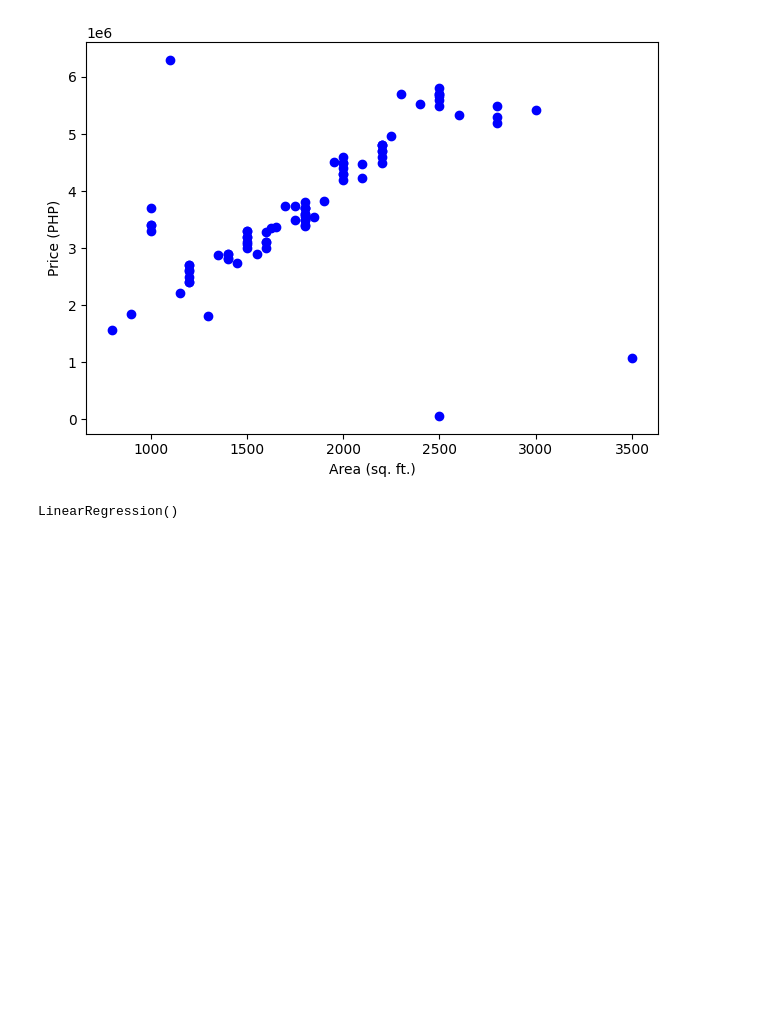
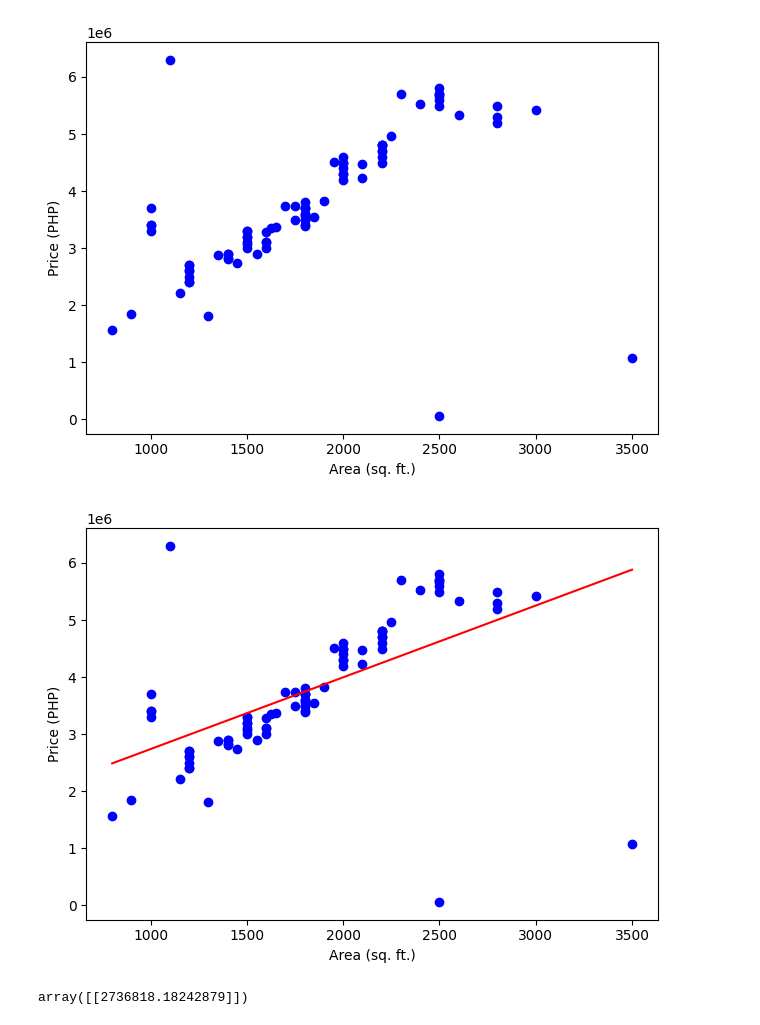
Before and after one commit to Danvictorgithub/single-input-house-price-prediction-project, a Jupyter notebook: house-prediction_v2.ipynb, the cells around one changed output. Drawn from its saved outputs; the diff is of its cells as text; code cells hidden in the pictures; blank space fills up the shorter version.

```diff
--- a/house-prediction_v2.ipynb
+++ b/house-prediction_v2.ipynb
@@ -37,5 +37,29 @@ reg = LinearRegression()
 x_fit = np.array(x_data).reshape(-1, 1)
 y_fit = np.array(y_data).reshape(-1, 1)
 reg.fit(x_fit, y_fit)
+
+coef = reg.coef_[0][0] # slope
+intercept = reg.intercept_[0] # y-intercept
-# %% [output]
-LinearRegression()
+# %%
+# Getting the result of the Linear Regression Training
+
+x_range = np.linspace(x_data.min(),x_data.max(),m)
+y_range = reg.predict(x_range.reshape(-1,1))
+
+fig2, ax2 = plt.subplots()
+ax2.scatter(x_data, y_data, c='blue')
+ax2.set_xlabel("Area (sq. ft.)")
+ax2.set_ylabel("Price (PHP)")
+
+# Adjust layout to prevent truncation
+fig2.tight_layout()
+
+ax2.plot(x_range, y_range, c='red')
+
+plt.show()
+# %% [output]
+[figure, added]
+# %%
+reg.predict([[1000]]) # Predicting the price of a 1000 sq. ft. house
+# %% [output]
+array([[2736818.18242879]])
```
